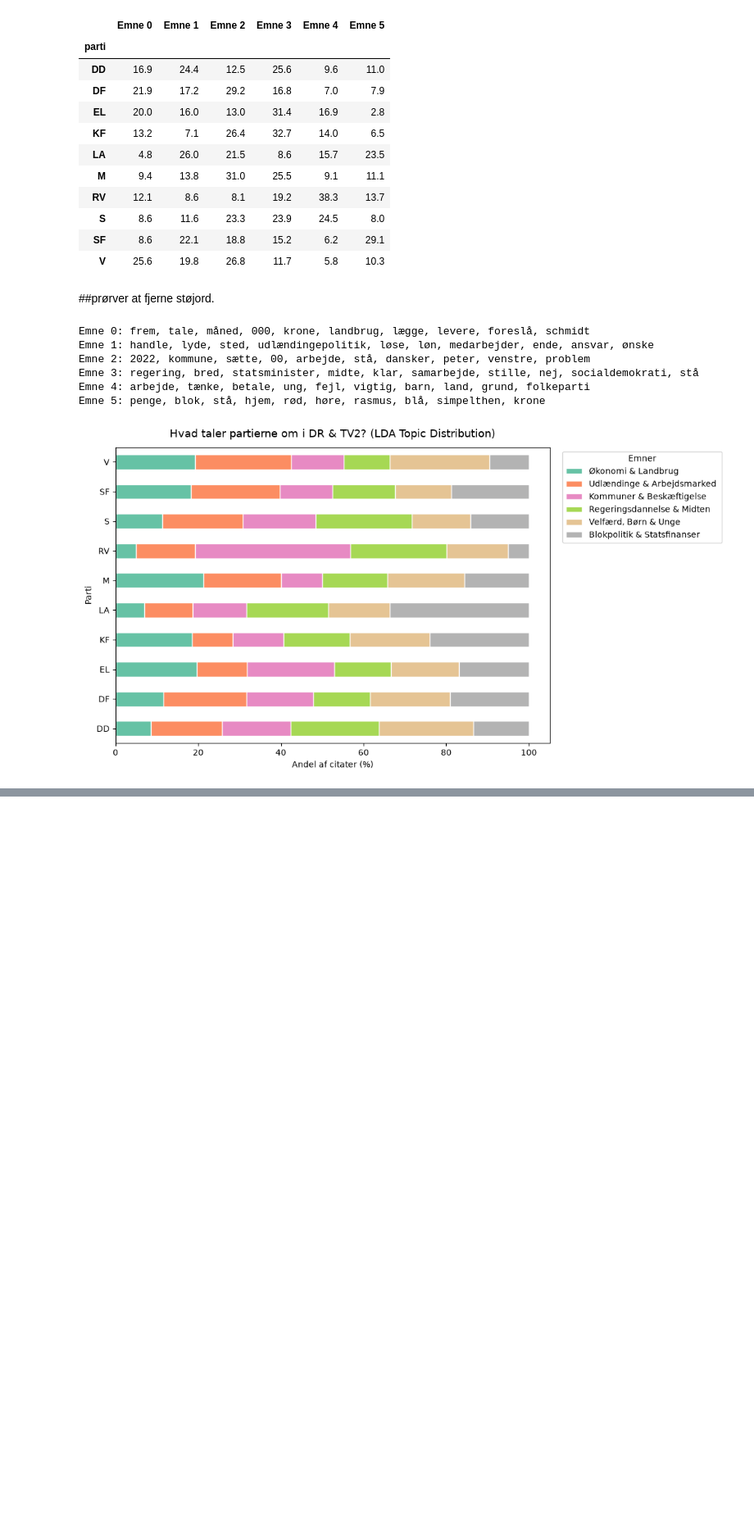
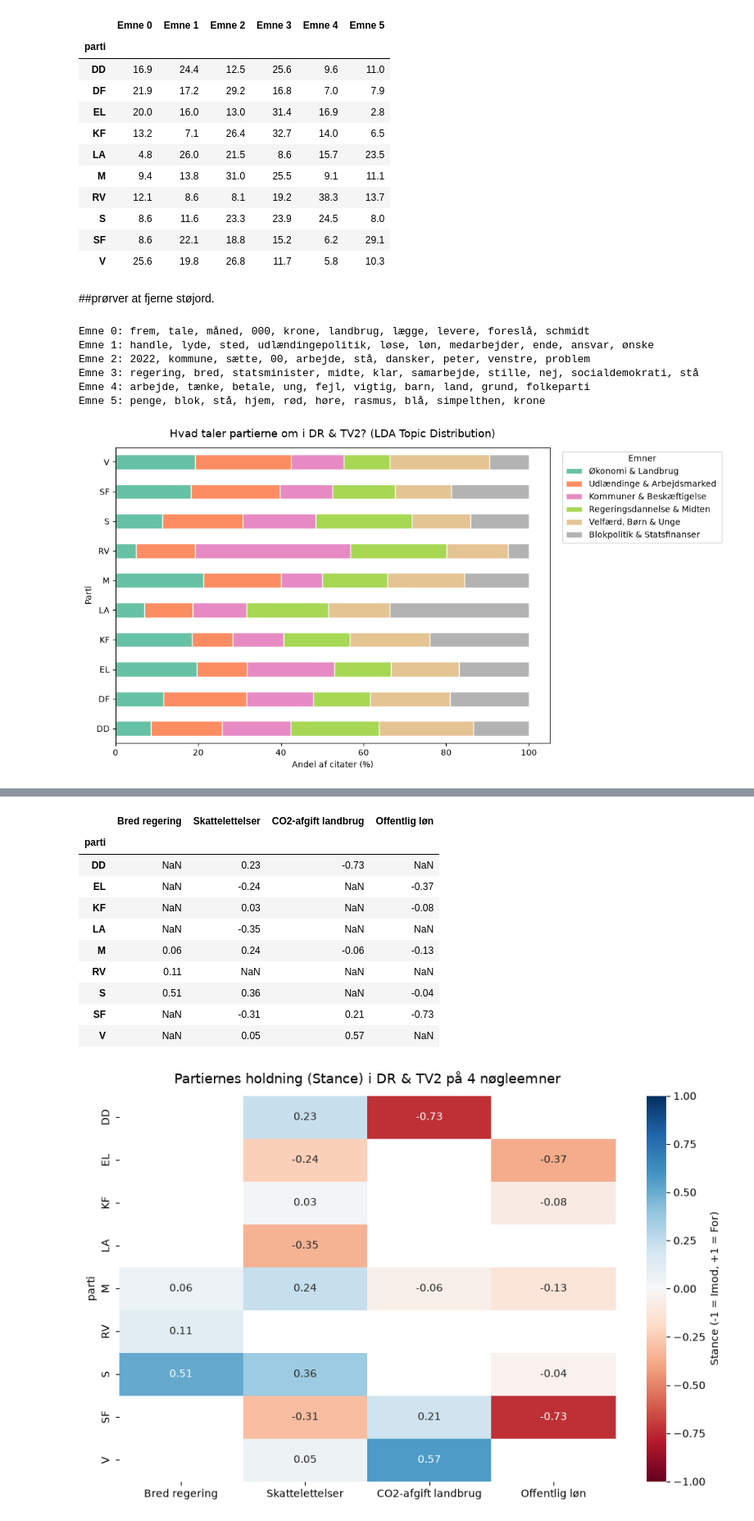
Before and after one commit to Signedue/Politics-Network, a Jupyter notebook: notebooks/tfidf.ipynb, the cells around one changed output, grey strips where cells are left out. Shown at 82% size. Drawn from its saved outputs; the diff is of its cells as text; code cells hidden in the pictures; blank space fills up the shorter version.

```diff
--- a/notebooks/tfidf.ipynb
+++ b/notebooks/tfidf.ipynb
@@ -309,0 +421,4 @@ plt.show()
+# %%
+sub_skat, oversigt_skat = undersoeg_emne_stance(
+    df, "Skattelettelser", ["skat", "skattelettelse"], "skattelettelser"
+)
@@ -309,0 +466,4 @@ plt.show()
+# %%
+sub_landbrug, oversigt_landbrug = undersoeg_emne_stance(
+    df, "Landbrug & CO2-afgift", ["landbrug", "co2-afgift", "klimaafgift"], "en CO2-afgift på landbruget"
+)
@@ -309,0 +502,4 @@ plt.show()
+# %%
+sub_loen, oversigt_loen = undersoeg_emne_stance(
+    df, "Højere offentlig løn", ["løn", "sygeplejerske", "rekruttering"], "højere løn til offentligt ansatte"
+)
@@ -309,0 +543,46 @@ plt.show()
+# %%
+# Saml partiernes gennemsnitlige stance på de 4 emner i én samlet tabel
+emner_dict = {
+    "Bred regering": sub_reg,
+    "Skattelettelser": sub_skat,
+    "CO2-afgift landbrug": sub_landbrug,
+    "Offentlig løn": sub_loen
+}
+
+party_stances = {}
+for emne_navn, df_sub in emner_dict.items():
+    # Beregn vægtet/gennemsnitlig stance per parti (kun partier med mindst 2 citater om emnet)
+    grp = df_sub.groupby("parti")["stance_score"].agg(["mean", "count"])
+    party_stances[emne_navn] = grp[grp["count"] >= 2]["mean"]
+
+stance_matrix = pd.DataFrame(party_stances).round(2)
+display(stance_matrix)
+
+# Plot som et samlet heatmap over partiernes holdninger i valgkampen!
+plt.figure(figsize=(9, 6))
+sns.heatmap(
+    stance_matrix,
+    annot=True,
+    fmt=".2f",
+    cmap="RdBu",      # Rød = IMOD (-1), Blå = FOR (+1)
+    center=0,
+    vmin=-1,
+    vmax=1,
+    cbar_kws={"label": "Stance (-1 = Imod, +1 = For)"}
+)
+plt.title("Partiernes holdning (Stance) i DR & TV2 på 4 nøgleemner", fontsize=13, pad=12)
+plt.tight_layout()
+plt.show()
+# %% [output]
+|  | Bred regering | Skattelettelser | CO2-afgift landbrug | Offentlig løn |
+| parti |  |  |  |  |
+| DD | NaN | 0.23 | -0.73 | NaN |
+| EL | NaN | -0.24 | NaN | -0.37 |
+| KF | NaN | 0.03 | NaN | -0.08 |
+| LA | NaN | -0.35 | NaN | NaN |
+| M | 0.06 | 0.24 | -0.06 | -0.13 |
+| RV | 0.11 | NaN | NaN | NaN |
+| S | 0.51 | 0.36 | NaN | -0.04 |
+| SF | NaN | -0.31 | 0.21 | -0.73 |
+| V | NaN | 0.05 | 0.57 | NaN |
+[figure, added]
```
Also changed, not shown: parts of 7 cells of this notebook, 1 other file.
